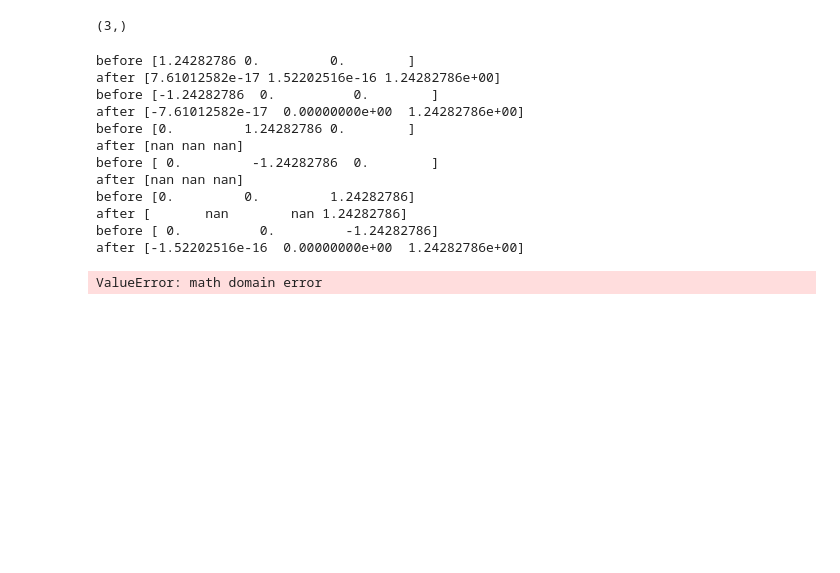
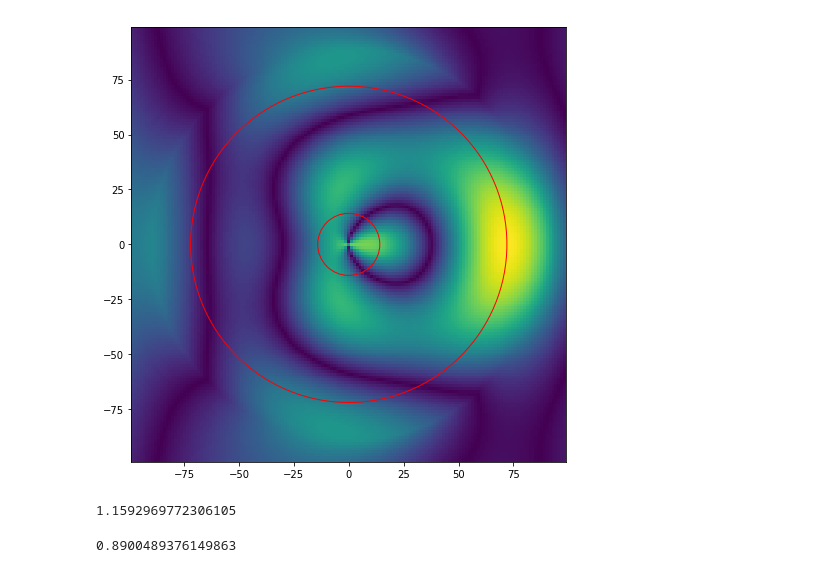
Before and after one commit to BioRyajenka/scattnlay, a Jupyter notebook: examples/Untitled.ipynb, the cells around one changed output. Cells and saved outputs as stored; diff of their text form; code cells hidden in the pictures; blank space fills up the shorter version.

```diff
--- a/examples/Untitled.ipynb
+++ b/examples/Untitled.ipynb
@@ -41,7 +37,7 @@ coordX.resize(npts * npts)
 coordZ.resize(npts * npts)
 coordY = zero
 
-normalize_units = np.vectorize(lambda t: t/WL*2.0*np.pi)
+normalize_units = np.vectorize(lambda t: 1.0*t/WL*2.0*np.pi)
 
 coord = np.vstack((coordX, coordY, coordZ)).transpose()
 _, E, _ = fieldnlay(np.array([normalize_units(x)]), np.array([m]), normalize_units(coord), pl=-1)
@@ -97,3 +61,6 @@ def evaluate(az, normalized_r, normalized_x):
+# %%
+normalized_r = normalize_units(core_r).reshape(1)[0]
+normalized_x = normalize_units(x)
 # %%
 from math import sqrt, cos, sin, acos
 import quadpy
@@ -178,20 +167,0 @@ normalized_r = normalize_units(core_r).reshape(1)[0]
-# %%
-hm.shape
-# %% [output]
-(3,)
-# %%
-directiveGain(0, 0, 0.4, normalized_r, normalize_units(x))
-# %% [output]
-before [1.24282786 0.         0.        ]
-after [7.61012582e-17 1.52202516e-16 1.24282786e+00]
-before [-1.24282786  0.          0.        ]
-after [-7.61012582e-17  0.00000000e+00  1.24282786e+00]
-before [0.         1.24282786 0.        ]
-after [nan nan nan]
-before [ 0.         -1.24282786  0.        ]
-after [nan nan nan]
-before [0.         0.         1.24282786]
-after [       nan        nan 1.24282786]
-before [ 0.          0.         -1.24282786]
-after [-1.52202516e-16  0.00000000e+00  1.24282786e+00]
-ValueError: math domain error
@@ -197,0 +171,21 @@ ValueError: math domain error
+# %%
+min_tick = np.amin(coord)
+max_tick = np.amax(coord)
+
+plt.figure(figsize=(16,8))
+_ = plt.imshow(res.T, origin='lower', extent=[min_tick,max_tick,min_tick,max_tick])
+
+fig = plt.gcf()
+ax = fig.gca()
+_ = ax.add_patch(Circle((0, 0), 14.14, fill=False, color='r'))
+_ = ax.add_patch(Circle((0, 0), 72, fill=False, color='r'))
+# %% [output]
+[figure, added]
+# %%
+find_max2(72)
+# %% [output]
+1.1592969772306105
+# %%
+find_max2(14.14)
+# %% [output]
+0.8900489376149863
```
Also changed, not shown: parts of 19 cells of this notebook, 1 other file.
